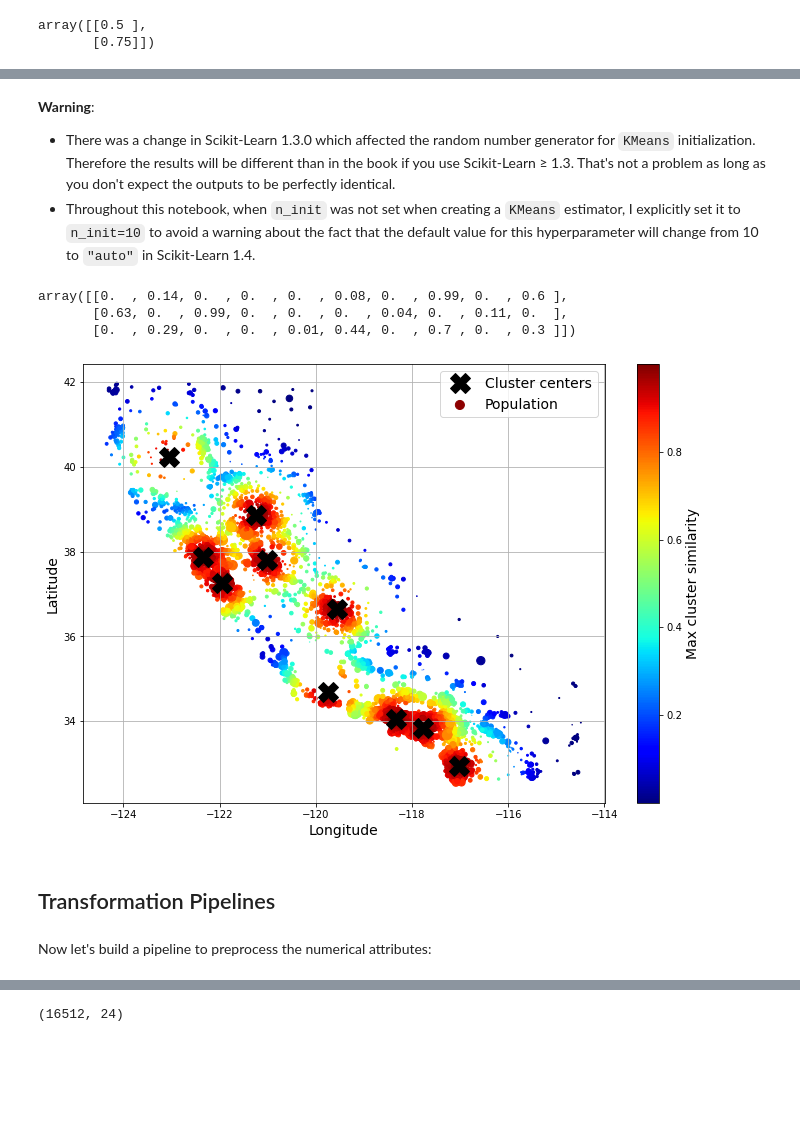
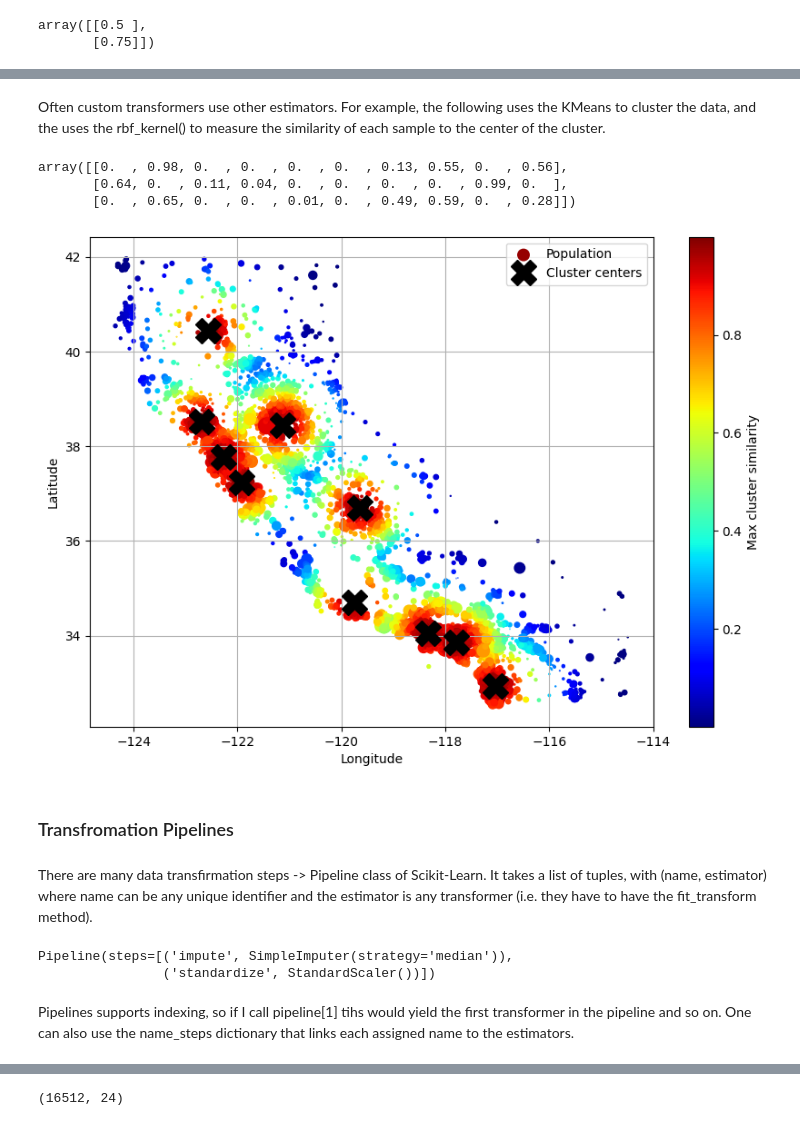
Before and after one commit to FelixPotato2/FelixPotato2, a Jupyter notebook: Predict_district_prices.ipynb, the cells around one changed output, grey strips where cells are left out. Drawn from its saved outputs; the diff is of its cells as text; code cells hidden in the pictures; blank space fills up the shorter version.

```diff
--- a/Predict_district_prices.ipynb
+++ b/Predict_district_prices.ipynb
@@ -57,0 +19,3 @@ housing = load_housing_data()
+# %%
+data = '/content/data/housing/housing.csv'
+housing = pd.read_csv(data)
@@ -281,0 +208,2 @@ for set_ in (strat_train_set, strat_test_set):
+# %%
+strat_train_set, strat_test_set = train_test_split(housing, test_size = 0.2, stratify = housing['income_cat'], random_state = 42)
@@ -760,3 +658,8 @@ predictions = target_scaler.inverse_transform(scaled_predictions)
+# %%
+from sklearn.compose import TransformedTargetRegressor
+model = TransformedTargetRegressor(LinearRegression(), transformer = StandardScaler())
+model.fit(housing[['median_income']], housing_labels)
+predictions = model.predict(some_new_data)
 # %%
 predictions
 # %% [output]
@@ -846,27 +729,24 @@ class StandardScalerClone(BaseEstimator, TransformerMixin):
+# %% [markdown]
+Often custom transformers use other estimators. For example, the following uses the KMeans to cluster the data, and the uses the rbf_kernel() to measure the similarity of each sample to the center of the cluster.
 # %%
 from sklearn.cluster import KMeans
 
 class ClusterSimilarity(BaseEstimator, TransformerMixin):
-    def __init__(self, n_clusters=10, gamma=1.0, random_state=None):
-        self.n_clusters = n_clusters
-        self.gamma = gamma
-        self.random_state = random_state
+  def __init__(self, n_clusters = 10, gamma = 1.0, random_state = None):
+    self.n_clusters = n_clusters
+    self.gamma = gamma
+    self.random_state = random_state
 
-    def fit(self, X, y=None, sample_weight=None):
-        self.kmeans_ = KMeans(self.n_clusters, n_init=10,
-                              random_state=self.random_state)
-        self.kmeans_.fit(X, sample_weight=sample_weight)
-        return self  # always return self!
+  def fit(self, X, y = None, sample_weight = None):
+    self.kmeans_ = KMeans(self.n_clusters, random_state = self.random_state)
+    self.kmeans_.fit(X, sample_weight = sample_weight)
+    return self
 
-    def transform(self, X):
-        return rbf_kernel(X, self.kmeans_.cluster_centers_, gamma=self.gamma)
+  def transform(self, X):
+    return rbf_kernel(X, self.kmeans_.cluster_centers_, gamma = self.gamma)
 
-    def get_feature_names_out(self, names=None):
-        return [f"Cluster {i} similarity" for i in range(self.n_clusters)]
+  def get_feature_names_out(self, input_features=None):
+        return [f"geo_cluster_{i}" for i in range(self.n_clusters)]
-# %% [markdown]
-**Warning**:
-* There was a change in Scikit-Learn 1.3.0 which affected the random number generator for `KMeans` initialization. Therefore the results will be different than in the book if you use Scikit-Learn ≥ 1.3. That's not a problem as long as you don't expect the outputs to be perfectly identical.
-* Throughout this notebook, when `n_init` was not set when creating a `KMeans` estimator, I explicitly set it to `n_init=10` to avoid a warning about the fact that the default value for this hyperparameter will change from 10 to `"auto"` in Scikit-Learn 1.4.
 # %%
 cluster_simil = ClusterSimilarity(n_clusters=10, gamma=1., random_state=42)
 similarities = cluster_simil.fit_transform(housing[["latitude", "longitude"]],
@@ -874,40 +754,44 @@ similarities = cluster_simil.fit_transform(housing[["latitude", "longitude"]],
 # %%
 similarities[:3].round(2)
 # %% [output]
-array([[0.  , 0.14, 0.  , 0.  , 0.  , 0.08, 0.  , 0.99, 0.  , 0.6 ],
-       [0.63, 0.  , 0.99, 0.  , 0.  , 0.  , 0.04, 0.  , 0.11, 0.  ],
-       [0.  , 0.29, 0.  , 0.  , 0.01, 0.44, 0.  , 0.7 , 0.  , 0.3 ]])
+array([[0.  , 0.98, 0.  , 0.  , 0.  , 0.  , 0.13, 0.55, 0.  , 0.56],
+       [0.64, 0.  , 0.11, 0.04, 0.  , 0.  , 0.  , 0.  , 0.99, 0.  ],
+       [0.  , 0.65, 0.  , 0.  , 0.01, 0.  , 0.49, 0.59, 0.  , 0.28]])
 # %%
-# extra code – this cell generates Figure 2–19
-
 housing_renamed = housing.rename(columns={
     "latitude": "Latitude", "longitude": "Longitude",
     "population": "Population",
     "median_house_value": "Median house value (ᴜsᴅ)"})
 housing_renamed["Max cluster similarity"] = similarities.max(axis=1)
 
 housing_renamed.plot(kind="scatter", x="Longitude", y="Latitude", grid=True,
                      s=housing_renamed["Population"] / 100, label="Population",
                      c="Max cluster similarity",
                      cmap="jet", colorbar=True,
                      legend=True, sharex=False, figsize=(10, 7))
 plt.plot(cluster_simil.kmeans_.cluster_centers_[:, 1],
          cluster_simil.kmeans_.cluster_centers_[:, 0],
          linestyle="", color="black", marker="X", markersize=20,
          label="Cluster centers")
 plt.legend(loc="upper right")
-save_fig("district_cluster_plot")
 plt.show()
 # %% [output]
-[figure, old version]
+[figure, new version]
 # %% [markdown]
-## Transformation Pipelines
+### Transfromation Pipelines
-# %% [markdown]
-Now let's build a pipeline to preprocess the numerical attributes:
+# %% [markdown]
+There are many data transfirmation steps -> Pipeline class of Scikit-Learn.
+It takes a list of tuples, with (name, estimator) where name can be any unique identifier and the estimator is any transformer (i.e. they have to have the fit_transform method).
 # %%
 from sklearn.pipeline import Pipeline
 
 num_pipeline = Pipeline([
-    ("impute", SimpleImputer(strategy="median")),
-    ("standardize", StandardScaler()),
+    ('impute', SimpleImputer(strategy = 'median')),
+    ('standardize', StandardScaler()),
 ])
+num_pipeline
+# %% [output]
+Pipeline(steps=[('impute', SimpleImputer(strategy='median')),
+                ('standardize', StandardScaler())])
+# %% [markdown]
+Pipelines supports indexing, so if I call pipeline[1] tihs would yield the first transformer in the pipeline and so on. One can also use the name_steps dictionary that links each assigned name to the estimators.
```
Also changed, not shown: parts of 446 cells of this notebook.
